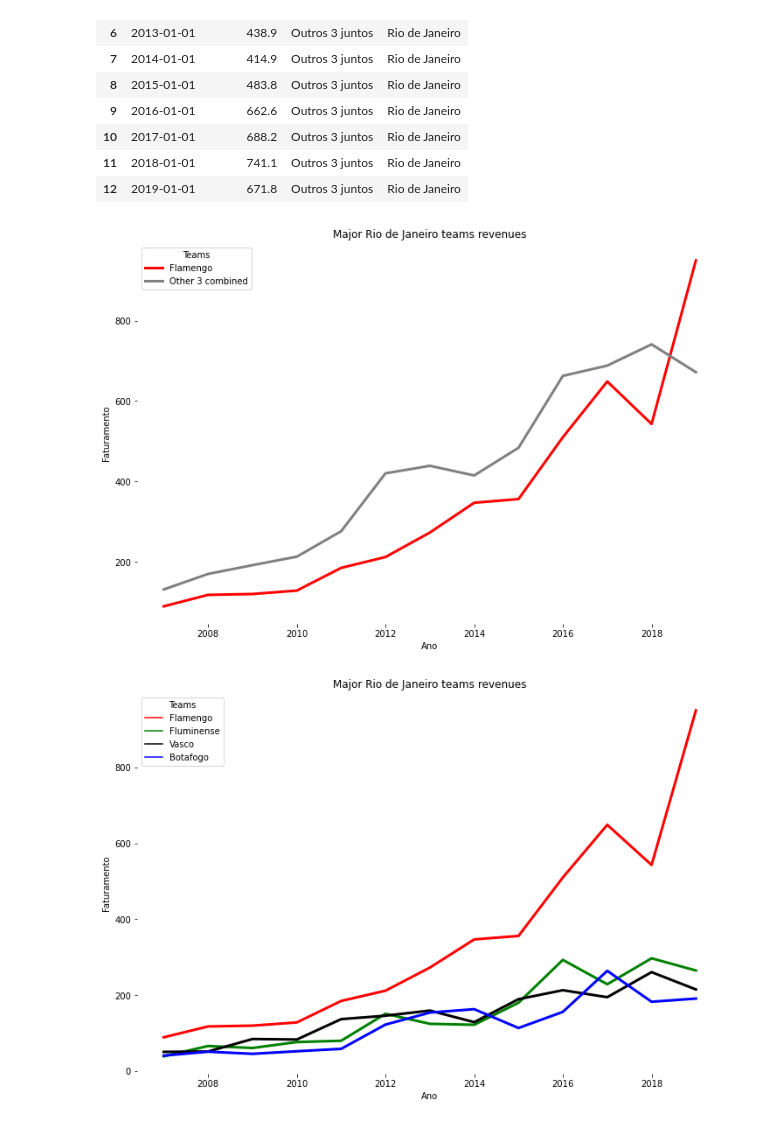
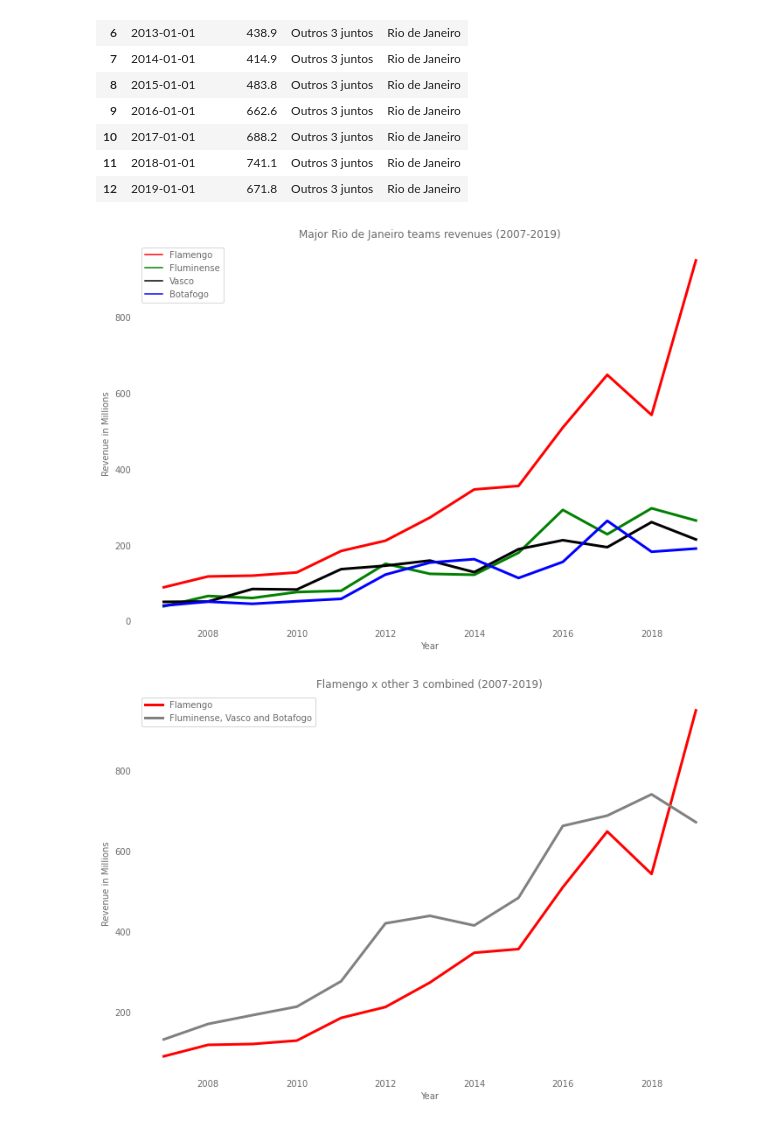
Before and after one commit to victoraccete/brazilian-teams-revenues, a Jupyter notebook: Brazilian_teams_analysis.ipynb, the cells around one changed output. Saved outputs shown, nothing was run; the diff lists cells and outputs as text; code cells hidden in the pictures.

Commit message:
making the plot cleaner

```diff
--- a/Brazilian_teams_analysis.ipynb
+++ b/Brazilian_teams_analysis.ipynb
@@ -163,23 +163,32 @@ fla_x_others = flamengo.append(others)
 import seaborn as sns
 import matplotlib.pyplot as plt
 
+COLOR = 'dimgrey'
 line_width = 3.0
 # %%
 plt.figure(figsize=(12, 8))
-sns.lineplot(data=fla_x_others, x='Ano', y='Faturamento', hue='Clube', palette=['red', 'grey'], linewidth=line_width)
+g = sns.lineplot(data=rj_df, x='Ano', y='Faturamento', hue='Clube', palette=['red', 'green', 'black', 'blue'], linewidth=line_width)
 plt.box(False)
-plt.title("Major Rio de Janeiro teams revenues");
-plt.legend(title='Teams', loc='upper left', labels=['Flamengo', 'Other 3 combined']);
+plt.title("Major Rio de Janeiro teams revenues (2007-2019)", color=COLOR)
+legend = plt.legend(title=None, loc='upper left')
+plt.setp(legend.get_texts(), color=COLOR)
+g.tick_params(left=False, bottom=False, colors=COLOR)
+g.set_ylabel('Revenue in Millions', color=COLOR)
+g.set_xlabel('Year', color=COLOR);
 # %% [output]
-[figure, old version]
+[figure, new version]
 # %%
 plt.figure(figsize=(12, 8))
-sns.lineplot(data=rj_df, x='Ano', y='Faturamento', hue='Clube', palette=['red', 'green', 'black', 'blue'], linewidth=line_width)
+g = sns.lineplot(data=fla_x_others, x='Ano', y='Faturamento', hue='Clube', palette=['red', 'grey'], linewidth=line_width)
 plt.box(False)
-plt.title("Major Rio de Janeiro teams revenues");
-plt.legend(title='Teams', loc='upper left');
+plt.title("Flamengo x other 3 combined (2007-2019)", color=COLOR);
+legend = plt.legend(title='', loc='upper left', labels=['Flamengo', 'Fluminense, Vasco and Botafogo']);
+plt.setp(legend.get_texts(), color=COLOR)
+g.tick_params(left=False, bottom=False, colors=COLOR)
+g.set_ylabel('Revenue in Millions', color=COLOR)
+g.set_xlabel('Year', color=COLOR);
 # %% [output]
-[figure, old version]
+[figure, new version]
 # %%
 plt.figure(figsize=(18, 6))
 
```
Also changed, not shown: parts of 2 cells of this notebook.
